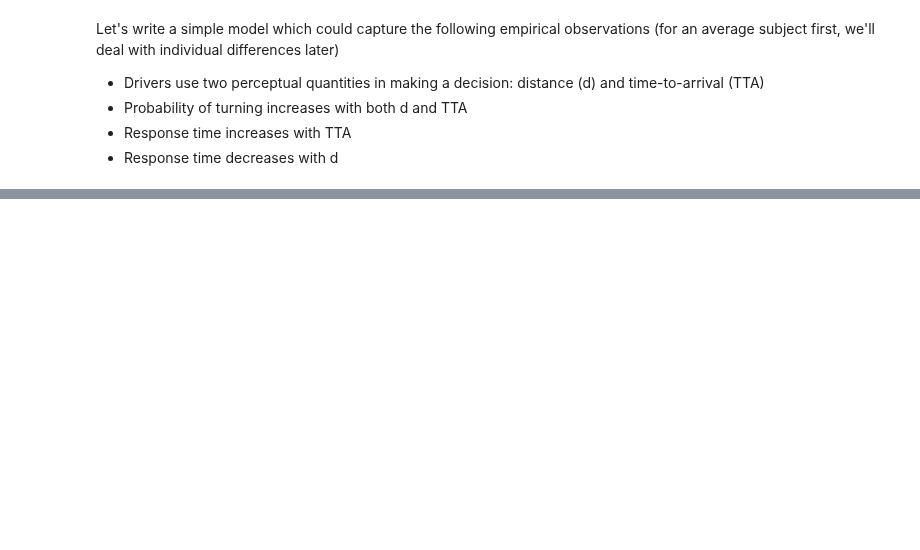
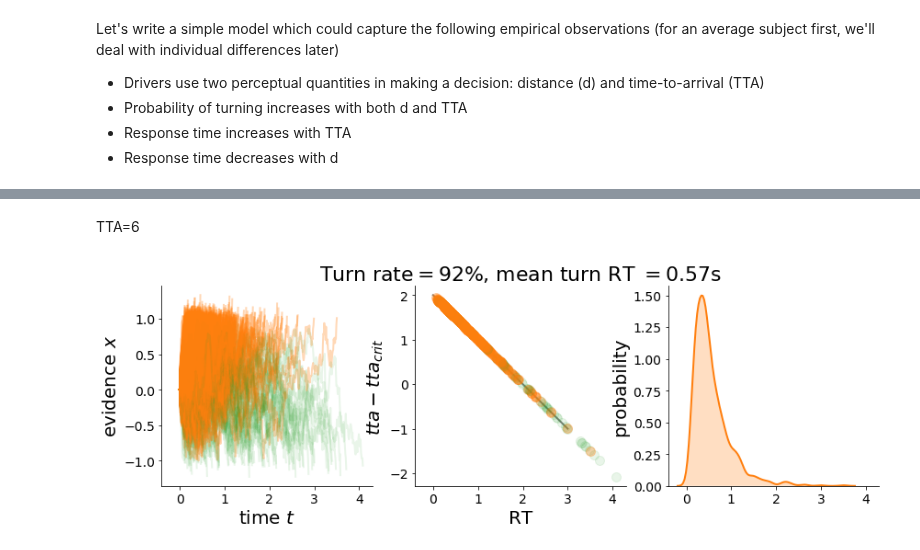
Before and after one commit to cherepaha/evidence_accumulation_in_gap_acceptance, a Jupyter notebook: modeling_first_look.ipynb, the cells around one changed output, grey strips where cells are left out. Drawn from its saved outputs; the diff is of its cells as text; code cells hidden in the pictures; blank space fills up the shorter version.

```diff
--- a/modeling_first_look.ipynb
+++ b/modeling_first_look.ipynb
@@ -85,0 +99,7 @@ axes = plot_ddm_traces(sim_data)
+# %% [markdown]
+TTA=6
+# %%
+sim_data_6 = run_sim(tta=6, tta_crit=4, boundary=1, noise_intensity=1, n_sim=1000)
+axes = plot_ddm_traces(sim_data_6)
+# %% [output]
+[figure, added]
```
Also changed, not shown: parts of 6 cells of this notebook.
